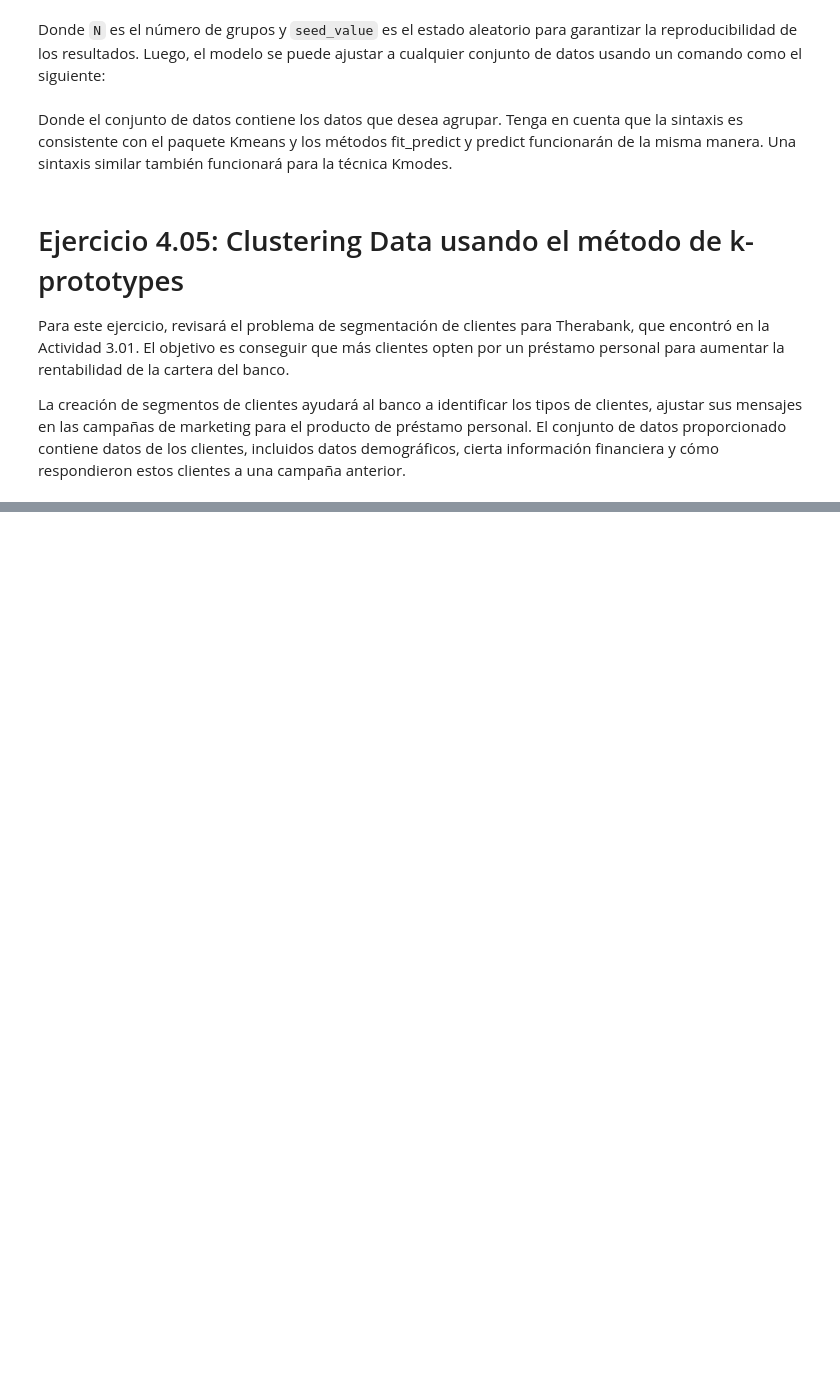
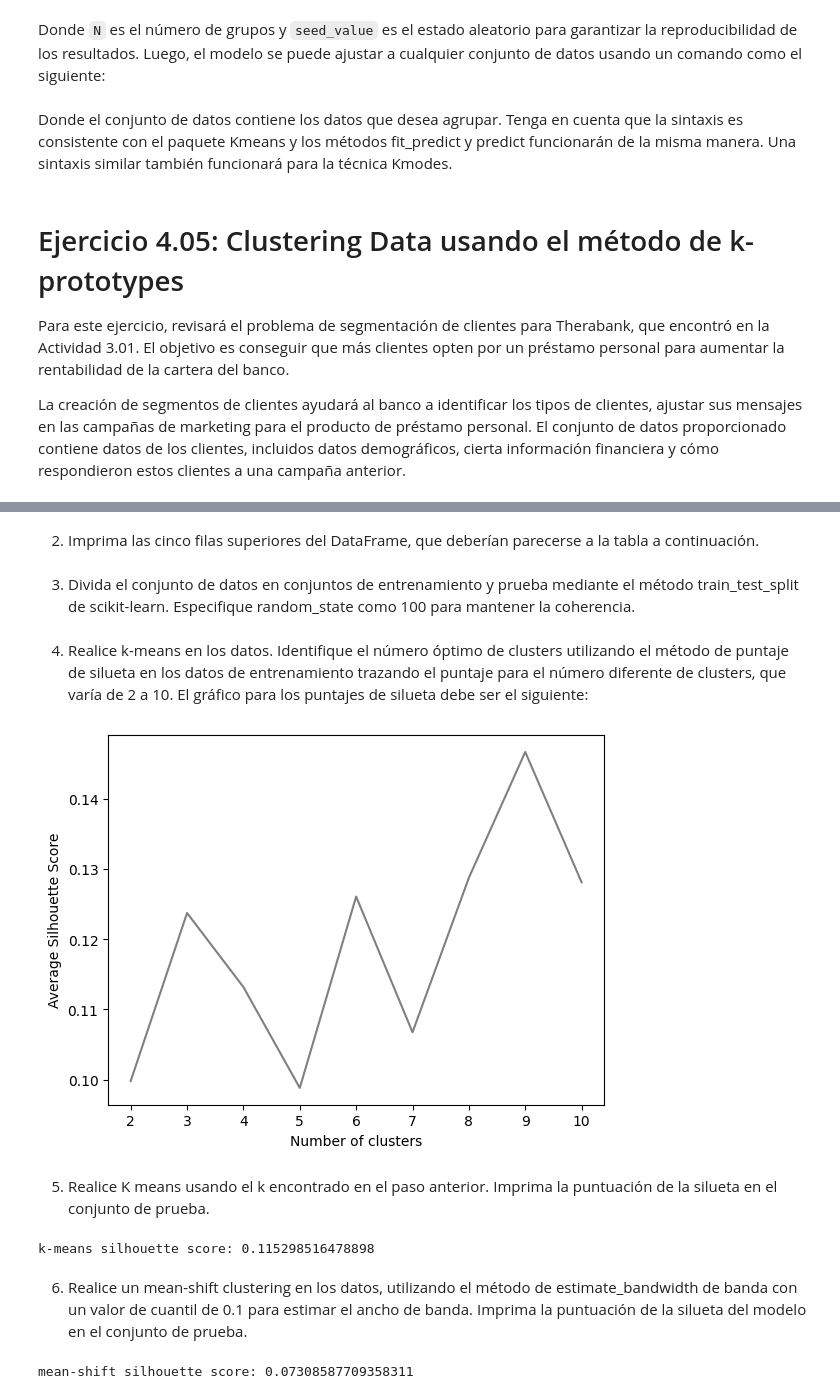
Before and after one commit to limspiga/customer-analytics, a Jupyter notebook: week-2b/customer_analytics_week_2b.ipynb, the cells around one changed output, grey strips where cells are left out. Cells and saved outputs as stored; diff of their text form; code cells hidden in the pictures; blank space fills up the shorter version.

```diff
--- a/week-2b/customer_analytics_week_2b.ipynb
+++ b/week-2b/customer_analytics_week_2b.ipynb
@@ -593,0 +848,17 @@ La creación de segmentos de clientes ayudará al banco a identificar los tipos
+# %%
+import pandas as pd
+from sklearn import cluster
+from sklearn import metrics
+import matplotlib.pyplot as plt
+%matplotlib inline
+
+!curl https://raw.githubusercontent.com/limspiga/customer-analytics/main/week-2b/customer_offers.csv -O
+
+
+df = pd.read_csv('customer_offers.csv')
+df.head()
+
+# Las 32 columnas corresponden a las 32 iniciativas del año pasado.
+# Cada fila representa un cliente.
+# Vemos que los valores son 0 o 1, indicadores de si el cliente
+# respondió a la campaña, con 1 representando una respuesta.
@@ -593,0 +876,2 @@ La creación de segmentos de clientes ayudará al banco a identificar los tipos
+# %% [markdown]
+2. Imprima las cinco filas superiores del DataFrame, que deberían parecerse a la tabla a continuación.
@@ -593,0 +882,55 @@ La creación de segmentos de clientes ayudará al banco a identificar los tipos
+# %% [markdown]
+3. Divida el conjunto de datos en conjuntos de entrenamiento y prueba mediante el método train_test_split de scikit-learn. Especifique random_state como 100 para mantener la coherencia.
+# %%
+from sklearn import model_selection
+X_train, X_test = model_selection.train_test_split\
+                  (df, random_state = 100)
+# %% [markdown]
+4. Realice k-means en los datos. Identifique el número óptimo de clusters utilizando el método de puntaje de silueta en los datos de entrenamiento trazando el puntaje para el número diferente de clusters, que varía de 2 a 10. El gráfico para los puntajes de silueta debe ser el siguiente:
+# %%
+krange = list(range(2,11))
+avg_silhouettes = []
+for n in krange:
+  model = cluster.KMeans(n_clusters=n, random_state=100)
+  model.fit(X_train)
+  cluster_assignments = model.predict(X_train)
+  silhouette_avg = metrics.silhouette_score(X_train,cluster_assignments)
+  avg_silhouettes.append(silhouette_avg)
+plt.plot(krange, avg_silhouettes, color='gray')
+plt.xlabel("Number of clusters")
+plt.ylabel("Average Silhouette Score")
+plt.show()
+
+
+# En el gráfico de las puntuaciones de la silueta,
+# observará que la puntuación máxima de la silueta se obtiene en k=4 y es de alrededor de 0,135
+# %% [output]
+[figure, added]
+# %% [markdown]
+5. Realice K means usando el k encontrado en el paso anterior. Imprima la puntuación de la silueta en el conjunto de prueba.
+# %%
+model = cluster.KMeans(n_clusters=3, random_state=100)
+model.fit(X_train)
+km_labels = model.predict(X_test)
+km_silhouette = metrics.silhouette_score(X_test, km_labels)
+print('k-means silhouette score: ' + str(km_silhouette))
+
+# La puntuación de la silueta resultante debería ser de alrededor de 0,103.
+# Esto es ligeramente más bajo que el puntaje del entrenamiento de 0.135.
+# Tenga en cuenta que el resultado no se generaliza muy bien en los datos de prueba.
+# %% [output]
+k-means silhouette score: 0.115298516478898
+# %% [markdown]
+6. Realice un mean-shift clustering en los datos, utilizando el método de estimate_bandwidth de banda con un valor de cuantil de 0.1 para estimar el ancho de banda. Imprima la puntuación de la silueta del modelo en el conjunto de prueba.
+# %%
+bandwidth = cluster.estimate_bandwidth(X_train, quantile=0.1)
+ms = cluster.MeanShift(bandwidth=bandwidth, bin_seeding=True)
+ms.fit(X_train)
+ms_labels = ms.predict(X_test)
+ms_silhouette = metrics.silhouette_score(X_test, ms_labels)
+print('mean-shift silhouette score: ' + str(ms_silhouette))
+
+# La puntuación de la silueta resultante debería ser de alrededor de 0,073.
+#Tenga en cuenta que esto es significativamente más bajo que el puntaje para la técnica de k-means.
+# %% [output]
+mean-shift silhouette score: 0.07308587709358311
```
Also changed, not shown: parts of 55 cells of this notebook.
